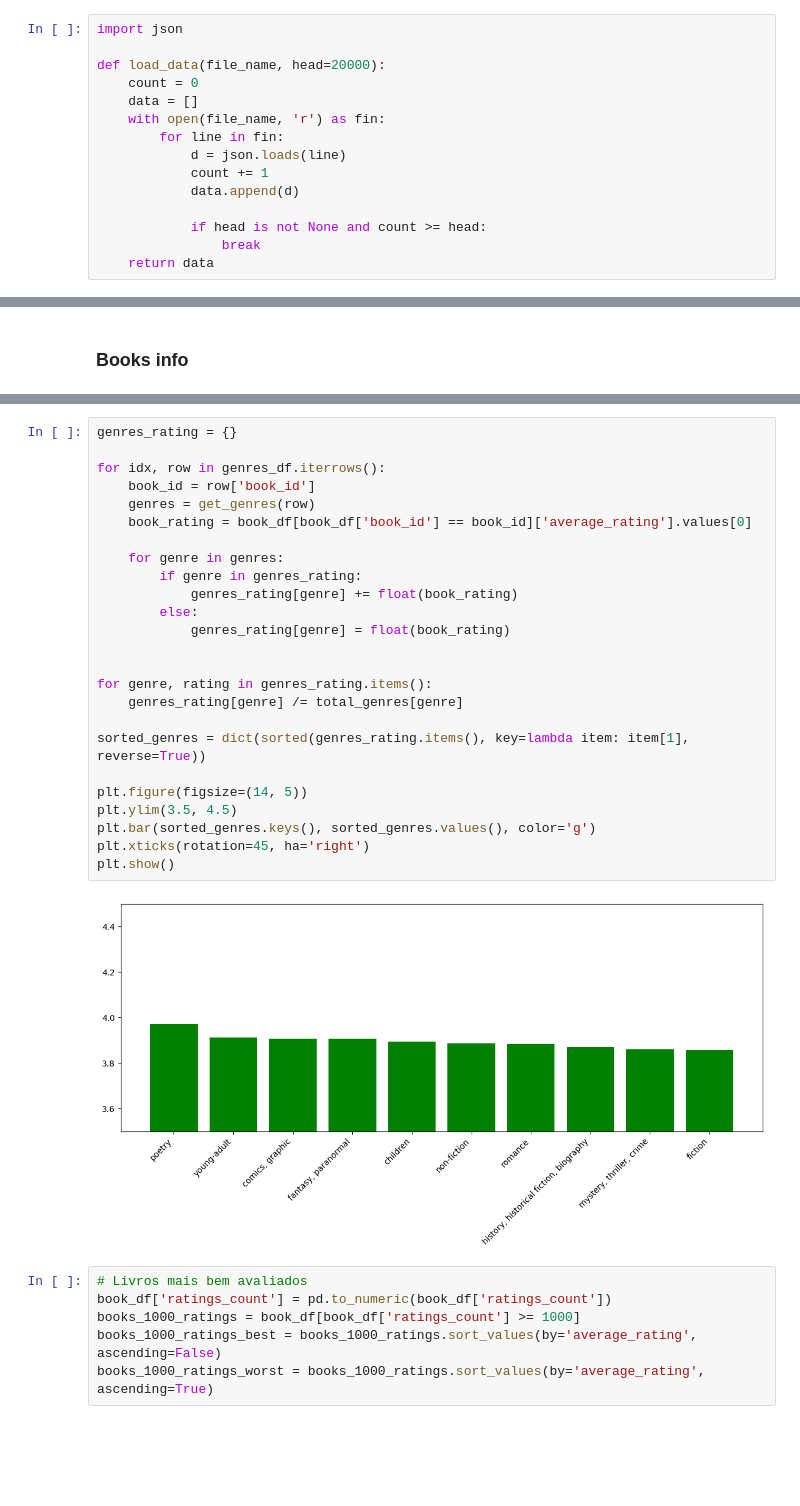
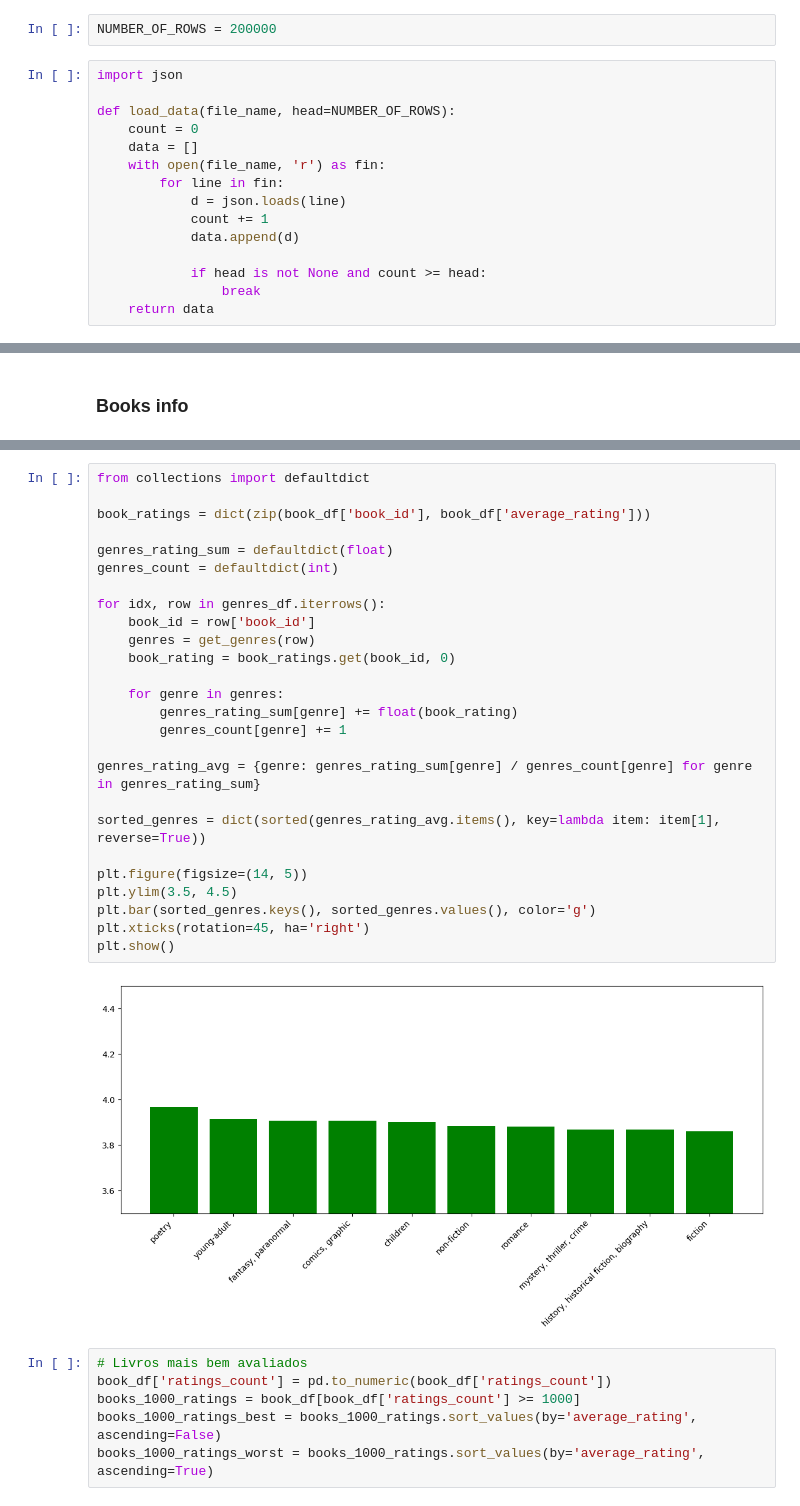
Before and after one commit to jefersonseverino/goodreads-book-review, a Jupyter notebook: main.ipynb, the cells around one changed output, grey strips where cells are left out. Saved outputs shown, nothing was run; the diff lists cells and outputs as text; blank space fills up the shorter version.

```diff
--- a/main.ipynb
+++ b/main.ipynb
@@ -2,10 +2,12 @@
 import matplotlib.pyplot as plt
 import pandas as pd
 import numpy as np
+# %%
+NUMBER_OF_ROWS = 200000
 # %%
 import json
 
-def load_data(file_name, head=20000):
+def load_data(file_name, head=NUMBER_OF_ROWS):
     count = 0
     data = []
     with open(file_name, 'r') as fin:
@@ -195,30 +197,31 @@ plt.show()
 # %%
-genres_rating = {}
+from collections import defaultdict
+
+book_ratings = dict(zip(book_df['book_id'], book_df['average_rating']))
+
+genres_rating_sum = defaultdict(float)
+genres_count = defaultdict(int)
 
 for idx, row in genres_df.iterrows():
     book_id = row['book_id']
     genres = get_genres(row)
-    book_rating = book_df[book_df['book_id'] == book_id]['average_rating'].values[0]
+    book_rating = book_ratings.get(book_id, 0)
 
     for genre in genres:
-        if genre in genres_rating:
-            genres_rating[genre] += float(book_rating)
-        else:
-            genres_rating[genre] = float(book_rating)
+        genres_rating_sum[genre] += float(book_rating)
+        genres_count[genre] += 1
 
+genres_rating_avg = {genre: genres_rating_sum[genre] / genres_count[genre] for genre in genres_rating_sum}
 
-for genre, rating in genres_rating.items():
-    genres_rating[genre] /= total_genres[genre]
-
-sorted_genres = dict(sorted(genres_rating.items(), key=lambda item: item[1], reverse=True))
+sorted_genres = dict(sorted(genres_rating_avg.items(), key=lambda item: item[1], reverse=True))
 
 plt.figure(figsize=(14, 5))
 plt.ylim(3.5, 4.5)
 plt.bar(sorted_genres.keys(), sorted_genres.values(), color='g')
 plt.xticks(rotation=45, ha='right')
 plt.show()
 # %% [output]
-[figure, old version]
+[figure, new version]
 # %%
 # Livros mais bem avaliados
 book_df['ratings_count'] = pd.to_numeric(book_df['ratings_count'])
```
Also changed, not shown: parts of 23 cells of this notebook.
